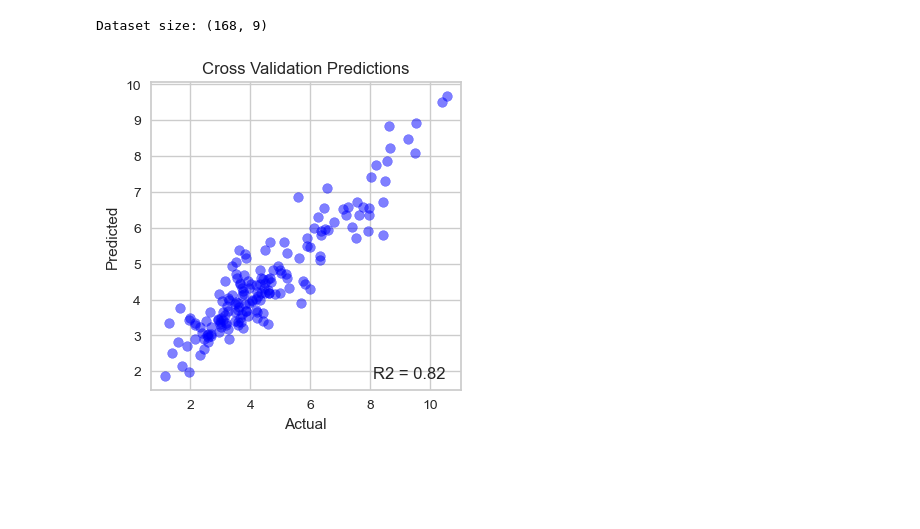
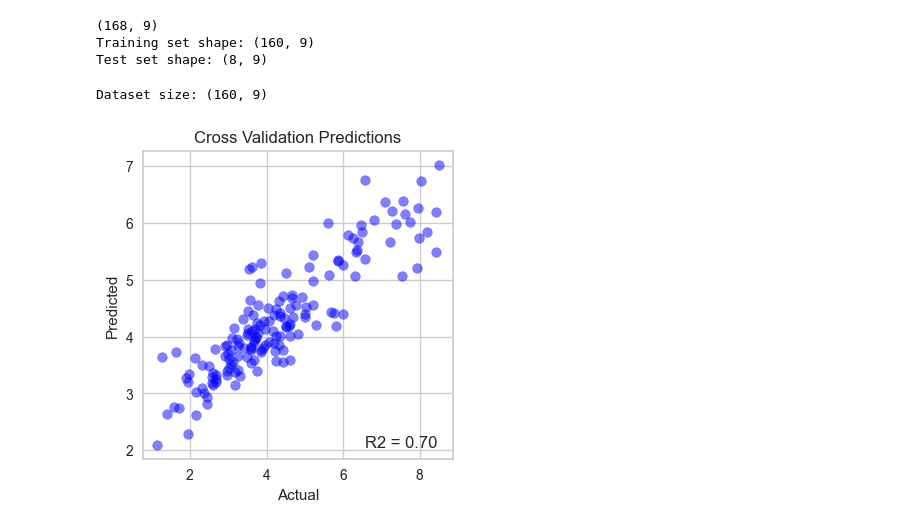
Before and after one commit to costasmexis/straindesignXAI, a Jupyter notebook: notebooks/Carotenoid.ipynb, the cells around one changed output. Saved outputs shown, nothing was run; the diff lists cells and outputs as text; code cells hidden in the pictures; blank space fills up the shorter version.

```diff
--- a/notebooks/Carotenoid.ipynb
+++ b/notebooks/Carotenoid.ipynb
@@ -1,35 +1,57 @@
+# %%
+import pandas as pd
+import matplotlib.pyplot as plt
+
+file_path = "../data/carotenoid_training_data.csv"
+df = pd.read_csv(file_path)
+df.sort_values(by=['prod'], inplace=True)
+print(df.shape)
+
+# Select first 160 rows as training set
+df_train = df.iloc[:160, :]
+df_test = df.iloc[160:, :]
+
+print(f'Training set shape: {df_train.shape}')
+print(f'Test set shape: {df_test.shape}')
+
+df_train.to_csv('../data/carotenoid_train.csv')
+df_test.to_csv('../data/carotenoid_test.csv')
+# %% [output]
+(168, 9)
+Training set shape: (160, 9)
+Test set shape: (8, 9)
 # %%
 import sys
 
 sys.path.append("../")
 
 import numpy as np
 import pandas as pd
 from sklearn.model_selection import RandomizedSearchCV
 from xgboost import XGBRegressor
 
 from src import plot_multiomics
 from straindesignxai.main import DataLoader
 
-file_path = "../data/carotenoid_training_data.csv"
+file_path = "../data/carotenoid_train.csv"
 model_path = "../models/xgb_carotenoid.pkl"
 
 input_var = ["ERG8", "ERG10", "ERG12", "ERG13", "ERG19", "ERG20", "IDI1", "tHMG1"]
 response_var = ["prod"]
 
 d = DataLoader(file_path, input_var, response_var)
 
 # load or train ml model
 try:
     d.load_model(model_path)
 except FileNotFoundError:
-    d.train_xgb(n_iter=500)
+    d.train_xgb(n_iter=25)
     d.save_model(model_path)
 
 d.plot_R2()
 # %% [output]
-Dataset size: (168, 9)
+Dataset size: (160, 9)
-[figure, old version]
+[figure, new version]
 # %%
 d.get_shap_values()
 # %% [output]
```
Also changed, not shown: parts of 5 cells of this notebook, 4 other files.
